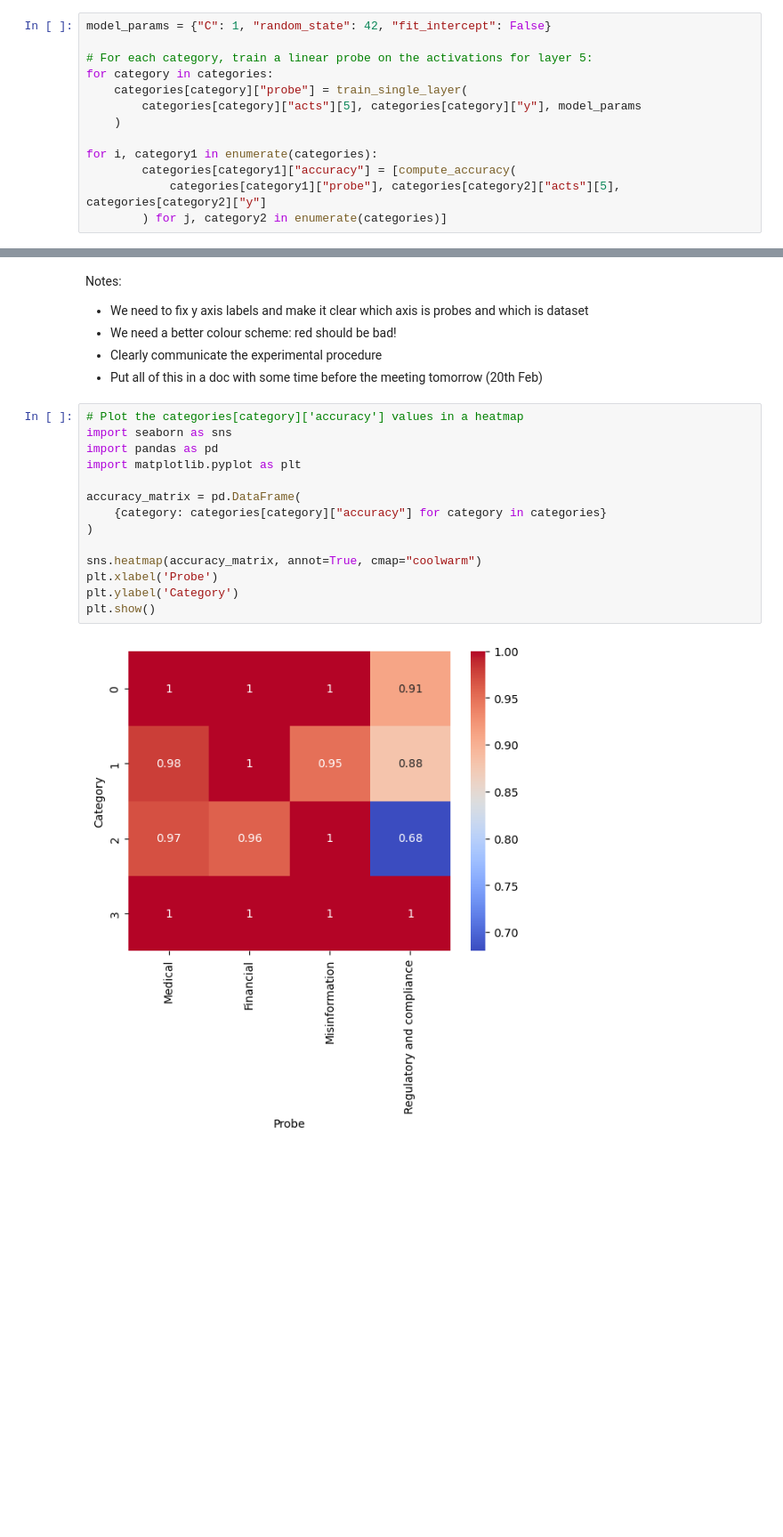
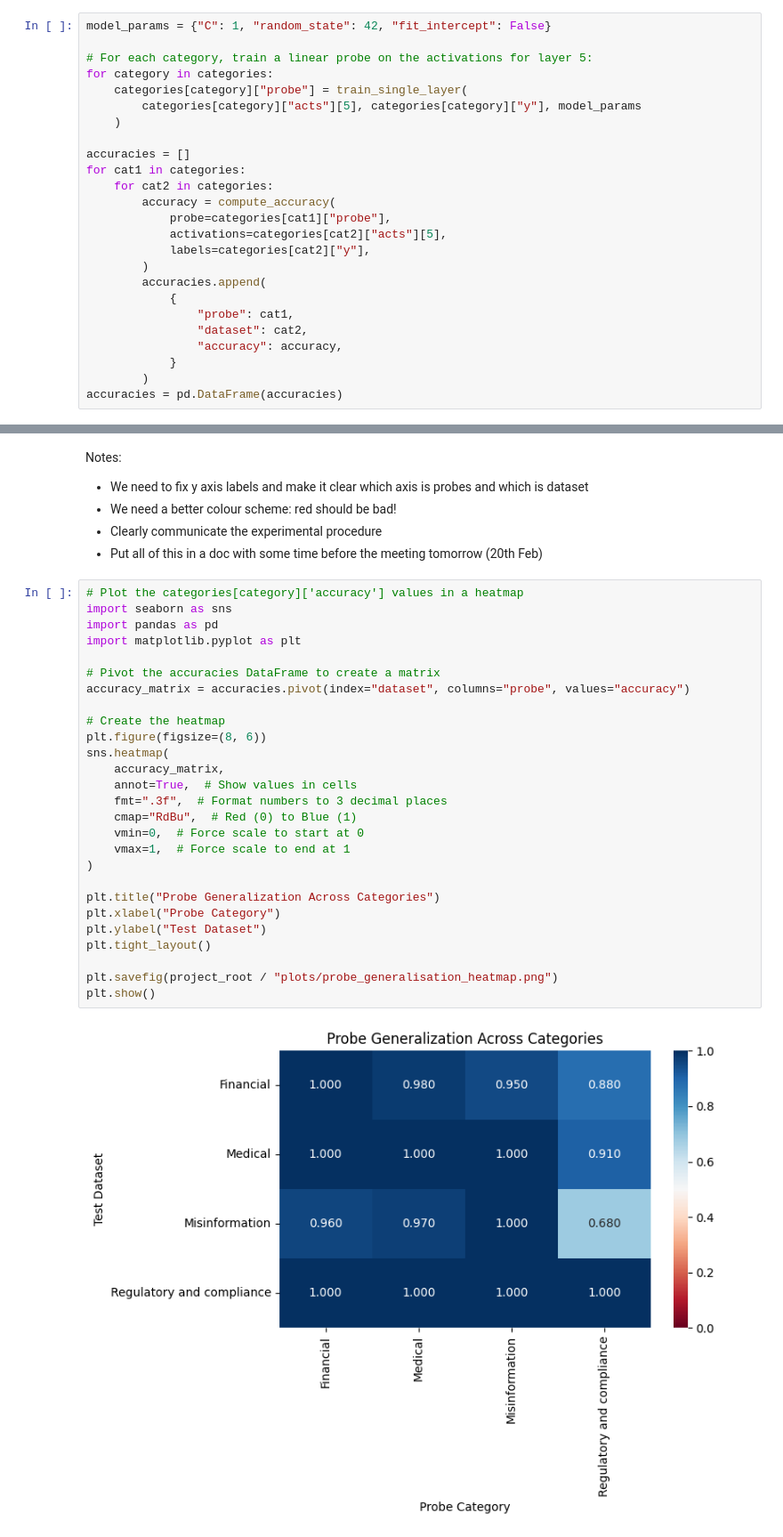
Before and after one commit to Arrrlex/models-under-pressure, a Jupyter notebook: notebooks/probe_generalisation_mvp.ipynb, the cells around one changed output, grey strips where cells are left out. Shown at 89% size. Saved outputs shown, nothing was run; the diff lists cells and outputs as text; blank space fills up the shorter version.

Commit message:
Make plot prettier

```diff
--- a/notebooks/probe_generalisation_mvp.ipynb
+++ b/notebooks/probe_generalisation_mvp.ipynb
@@ -85,7 +85,19 @@ for category in categories:
         categories[category]["acts"][5], categories[category]["y"], model_params
     )
 
-for i, category1 in enumerate(categories):
-        categories[category1]["accuracy"] = [compute_accuracy(
-            categories[category1]["probe"], categories[category2]["acts"][5], categories[category2]["y"]
-        ) for j, category2 in enumerate(categories)]
+accuracies = []
+for cat1 in categories:
+    for cat2 in categories:
+        accuracy = compute_accuracy(
+            probe=categories[cat1]["probe"],
+            activations=categories[cat2]["acts"][5],
+            labels=categories[cat2]["y"],
+        )
+        accuracies.append(
+            {
+                "probe": cat1,
+                "dataset": cat2,
+                "accuracy": accuracy,
+            }
+        )
+accuracies = pd.DataFrame(accuracies)
@@ -107,16 +111,29 @@ Notes:
 # %%
 # Plot the categories[category]['accuracy'] values in a heatmap
 import seaborn as sns
 import pandas as pd
 import matplotlib.pyplot as plt
 
-accuracy_matrix = pd.DataFrame(
-    {category: categories[category]["accuracy"] for category in categories}
+# Pivot the accuracies DataFrame to create a matrix
+accuracy_matrix = accuracies.pivot(index="dataset", columns="probe", values="accuracy")
+
+# Create the heatmap
+plt.figure(figsize=(8, 6))
+sns.heatmap(
+    accuracy_matrix,
+    annot=True,  # Show values in cells
+    fmt=".3f",  # Format numbers to 3 decimal places
+    cmap="RdBu",  # Red (0) to Blue (1)
+    vmin=0,  # Force scale to start at 0
+    vmax=1,  # Force scale to end at 1
 )
 
-sns.heatmap(accuracy_matrix, annot=True, cmap="coolwarm")
-plt.xlabel('Probe')
-plt.ylabel('Category')
+plt.title("Probe Generalization Across Categories")
+plt.xlabel("Probe Category")
+plt.ylabel("Test Dataset")
+plt.tight_layout()
+
+plt.savefig(project_root / "plots/probe_generalisation_heatmap.png")
 plt.show()
 # %% [output]
-[figure, old version]
+[figure, new version]
```
Also changed, not shown: parts of 2 cells of this notebook, 2 other files.
